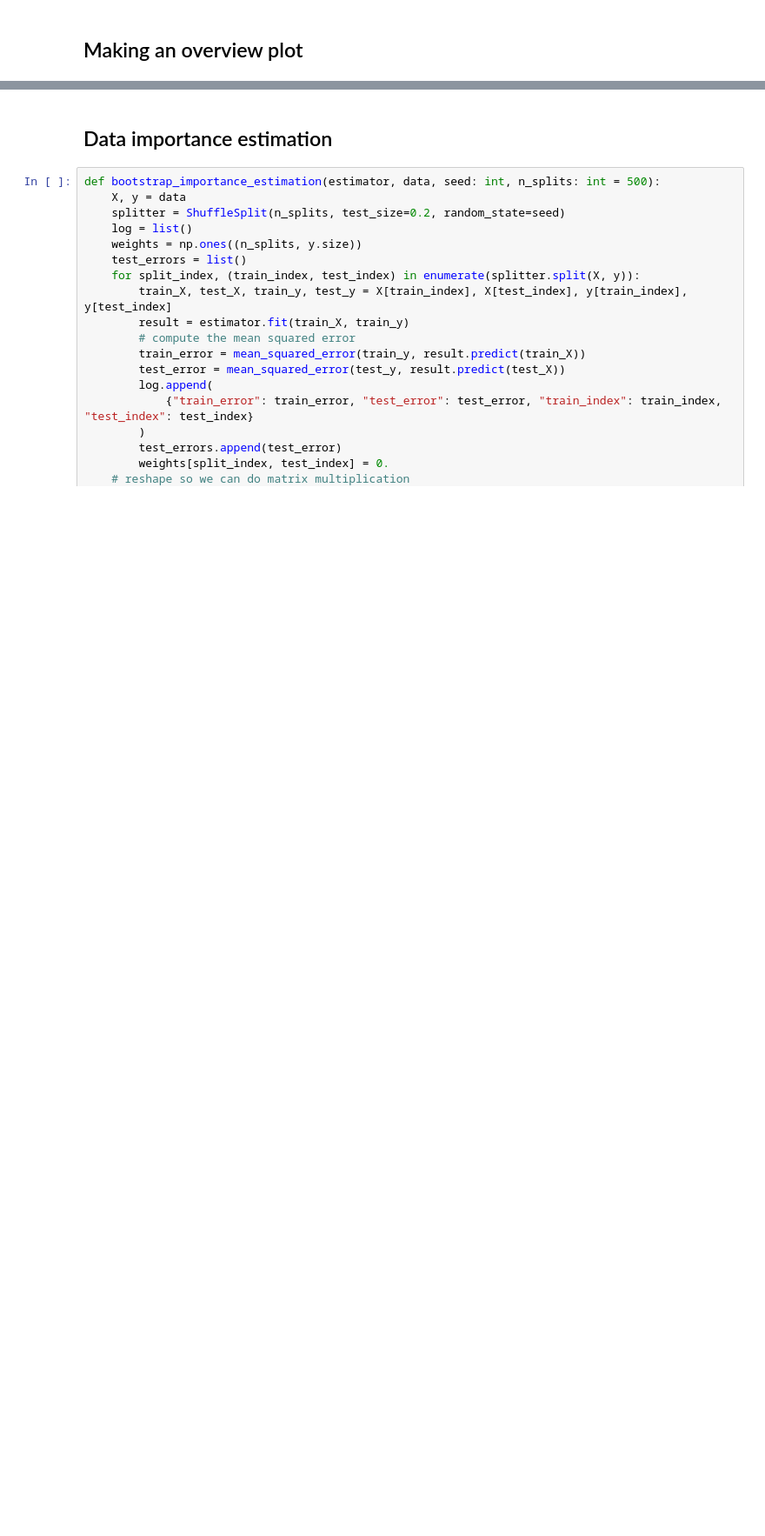
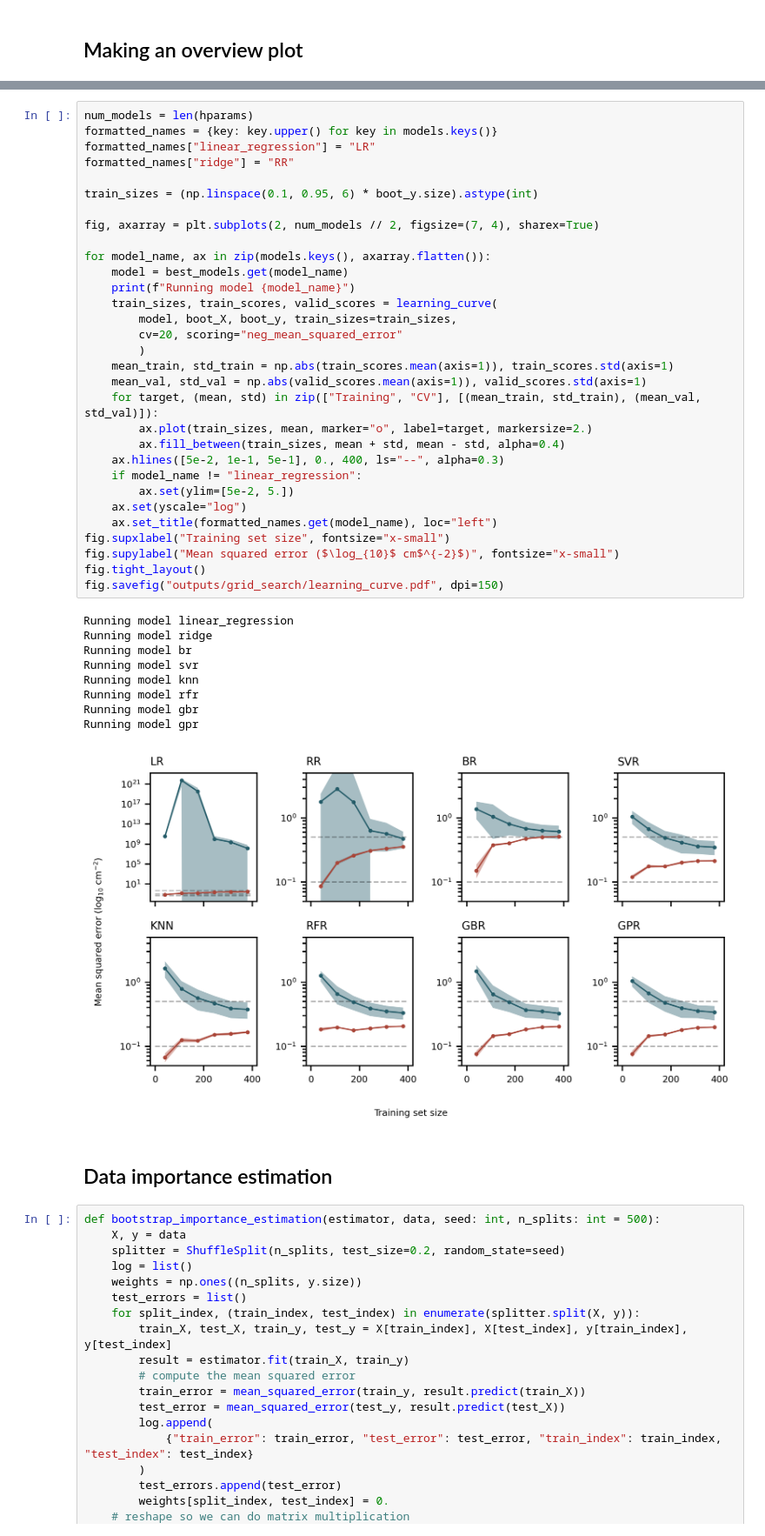
Before and after one commit to laserkelvin/umda, a Jupyter notebook: notebooks/estimator_training/gridsearch_template.ipynb, the cells around one changed output, grey strips where cells are left out. Shown: that part at 87% size. Saved outputs shown, nothing was run; the diff lists cells and outputs as text; blank space fills up the shorter version.

```diff
--- a/notebooks/estimator_training/gridsearch_template.ipynb
+++ b/notebooks/estimator_training/gridsearch_template.ipynb
@@ -146,3 +189,44 @@ fig.tight_layout()
+# %%
+num_models = len(hparams)
+formatted_names = {key: key.upper() for key in models.keys()}
+formatted_names["linear_regression"] = "LR"
+formatted_names["ridge"] = "RR"
+
+train_sizes = (np.linspace(0.1, 0.95, 6) * boot_y.size).astype(int)
+
+fig, axarray = plt.subplots(2, num_models // 2, figsize=(7, 4), sharex=True)
+
+for model_name, ax in zip(models.keys(), axarray.flatten()):
+    model = best_models.get(model_name)
+    print(f"Running model {model_name}")
+    train_sizes, train_scores, valid_scores = learning_curve(
+        model, boot_X, boot_y, train_sizes=train_sizes,
+        cv=20, scoring="neg_mean_squared_error"
+        )
+    mean_train, std_train = np.abs(train_scores.mean(axis=1)), train_scores.std(axis=1)
+    mean_val, std_val = np.abs(valid_scores.mean(axis=1)), valid_scores.std(axis=1)
+    for target, (mean, std) in zip(["Training", "CV"], [(mean_train, std_train), (mean_val, std_val)]):
+        ax.plot(train_sizes, mean, marker="o", label=target, markersize=2.)
+        ax.fill_between(train_sizes, mean + std, mean - std, alpha=0.4)
+    ax.hlines([5e-2, 1e-1, 5e-1], 0., 400, ls="--", alpha=0.3)
+    if model_name != "linear_regression":
+        ax.set(ylim=[5e-2, 5.])
+    ax.set(yscale="log")
+    ax.set_title(formatted_names.get(model_name), loc="left")
+fig.supxlabel("Training set size", fontsize="x-small")
+fig.supylabel("Mean squared error ($\log_{10}$ cm$^{-2}$)", fontsize="x-small")
+fig.tight_layout()
+fig.savefig("outputs/grid_search/learning_curve.pdf", dpi=150)
+# %% [output]
+Running model linear_regression
+Running model ridge
+Running model br
+Running model svr
+Running model knn
+Running model rfr
+Running model gbr
+Running model gpr
+[figure, added]
 # %% [markdown]
 ## Data importance estimation
 # %%
```
Also changed, not shown: parts of 16 cells of this notebook, 1 other file.
